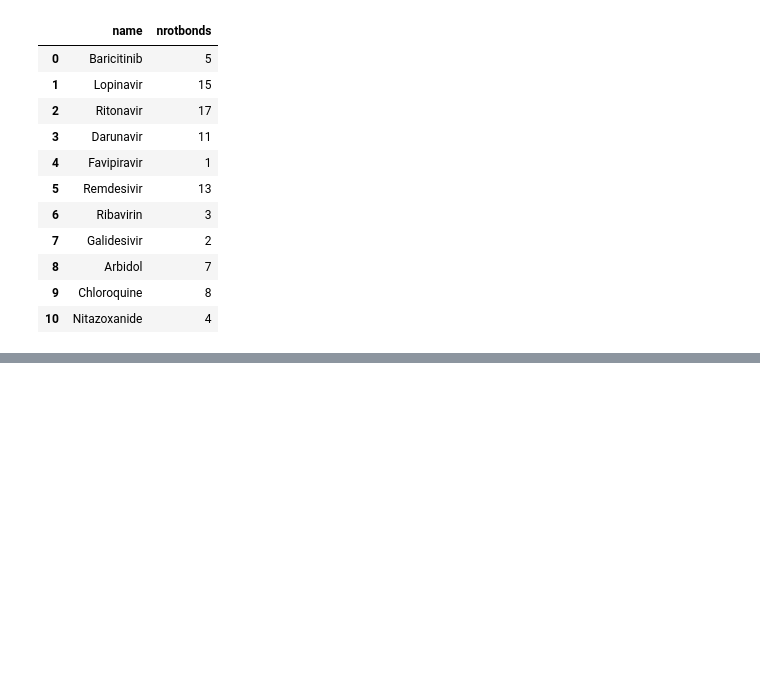
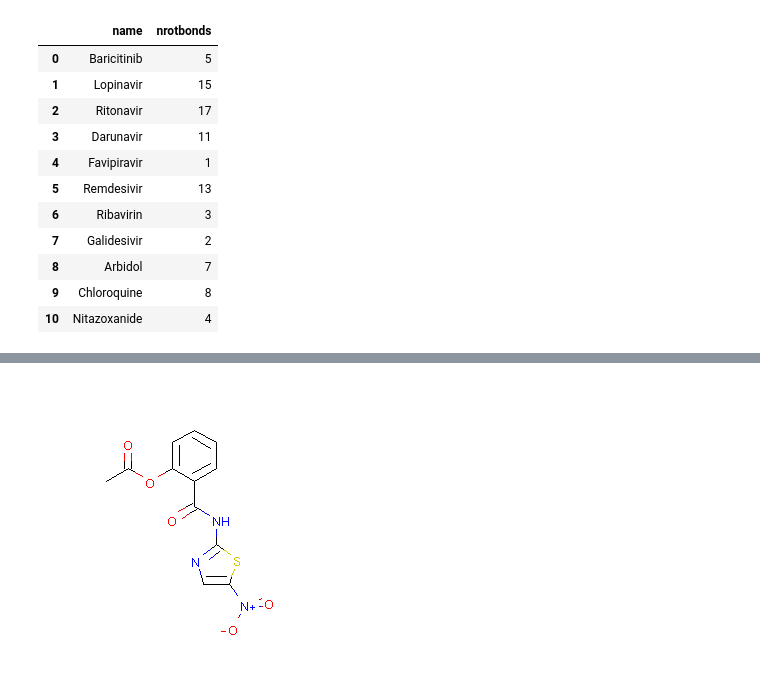
Before and after one commit to mrauha/covid19_drugs, a Jupyter notebook: covid_drugs.ipynb, the cells around one changed output, grey strips where cells are left out. Cells and saved outputs as stored; diff of their text form; code cells hidden in the pictures; blank space fills up the shorter version.

```diff
--- a/covid_drugs.ipynb
+++ b/covid_drugs.ipynb
@@ -62,8 +67,8 @@ def name2smiles(name):
 # %%
 df["smiles"] = df["name"].map(name2smiles)
 # %%
-df.to_csv("mols_w_smiles.csv")
-#df = pd.read_csv("mols_w_smiles.csv", index_col=0)
+#df.to_csv("mols_w_smiles.csv")
+df = pd.read_csv("mols_w_smiles.csv", index_col=0)
 # %%
 PandasTools.AddMoleculeColumnToFrame(df, smilesCol="smiles", molCol="rdmol")
 # %%
@@ -99,0 +181,6 @@ df[["name", "nrotbonds"]]
+# %%
+im = Draw.MolToImage(df[df.name == k].rdmol.values[0])
+# %%
+im
+# %% [output]
+[figure, added]
```
Also changed, not shown: parts of 13 cells of this notebook, 28 other files.
